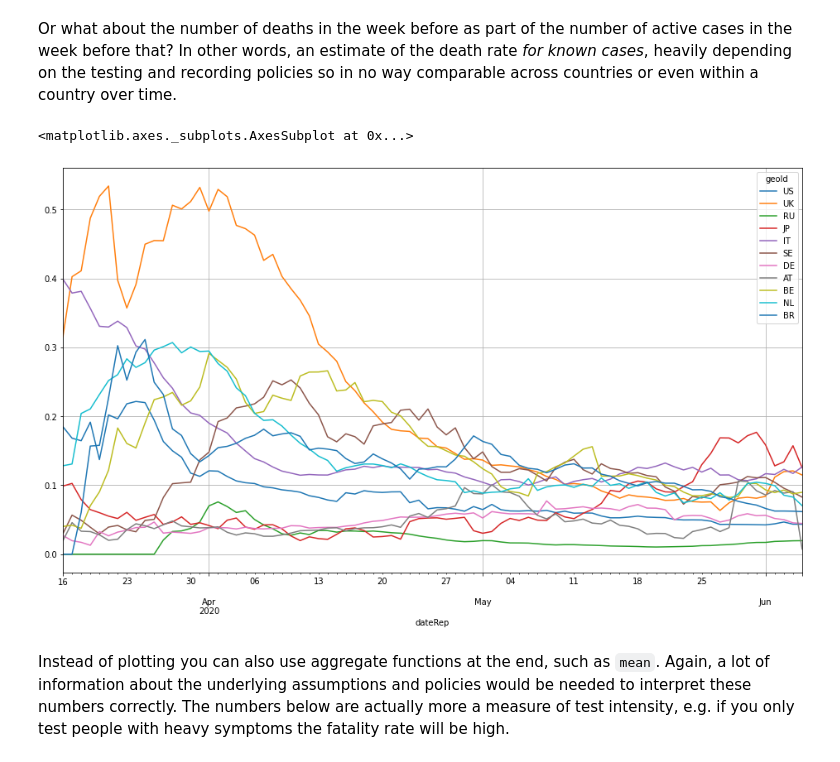
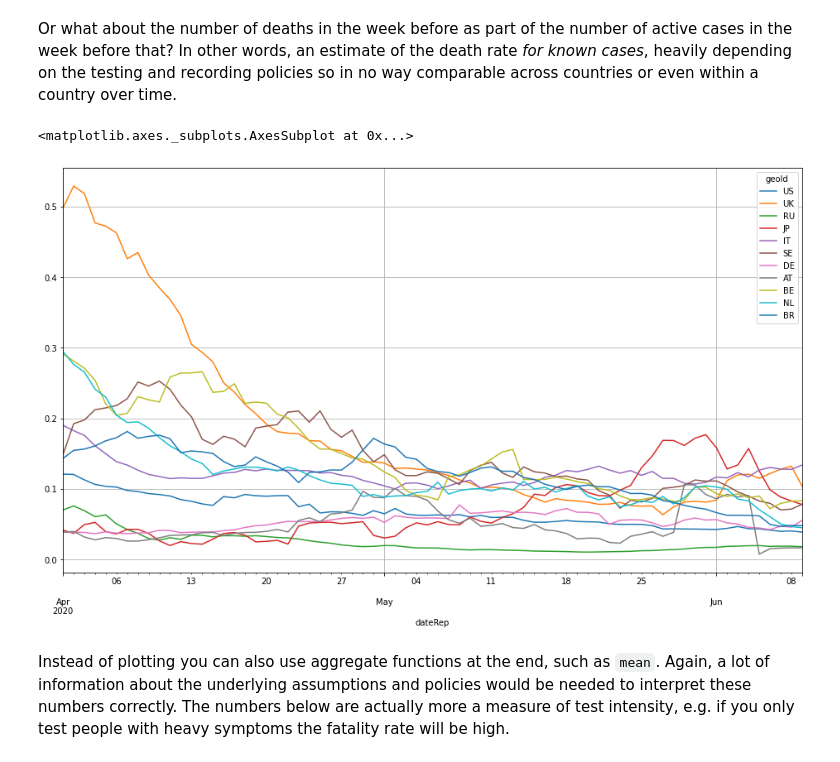
Before and after one commit to R3dje/COVID19, a Jupyter notebook: EUCDC.ipynb, the cells around one changed output. Saved outputs shown, nothing was run; the diff lists cells and outputs as text; code cells hidden in the pictures.

```diff
--- a/EUCDC.ipynb
+++ b/EUCDC.ipynb
@@ -273,11 +273,11 @@ countries = ['US', 'UK', 'RU', 'JP', 'IT', 'SE', 'DE', 'AT', 'BE', 'NL', 'BR']
 Or what about the number of deaths in the week before as part of the number of active cases in the week before that? In other words, an estimate of the death rate *for known cases*, heavily depending on the testing and recording policies so in no way comparable across countries or even within a country over time.
 # %%
 (df_geo.rolling(7).mean()['deaths'] / df_geo.shift(7).rolling(14).mean(
-    )['cases'])[countries].loc['20200316':].plot(
+    )['cases'])[countries].loc['20200401':].plot(
     figsize=(16, 9), grid=True)
 # %% [output]
 <matplotlib.axes._subplots.AxesSubplot at 0x...>
-[figure, old version]
+[figure, new version]
 # %% [markdown]
 Instead of plotting you can also use aggregate functions at the end, such as `mean`. Again, a lot of information about the underlying assumptions and policies would be needed to interpret these numbers correctly. The numbers below are actually more a measure of test intensity, e.g. if you only test people with heavy symptoms the fatality rate will be high.
 # %%
```
Also changed, not shown: parts of 27 cells of this notebook, 7 other files.
